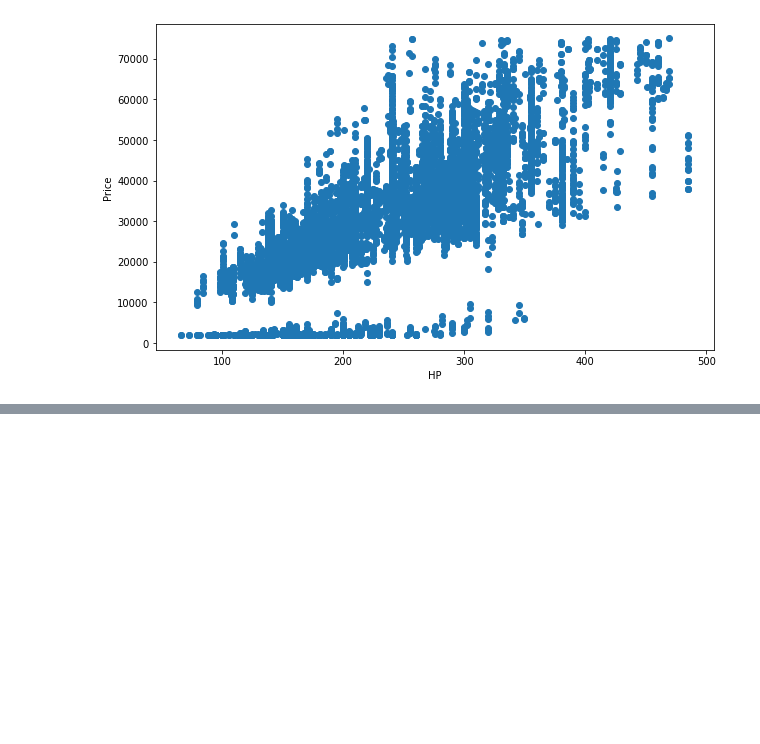
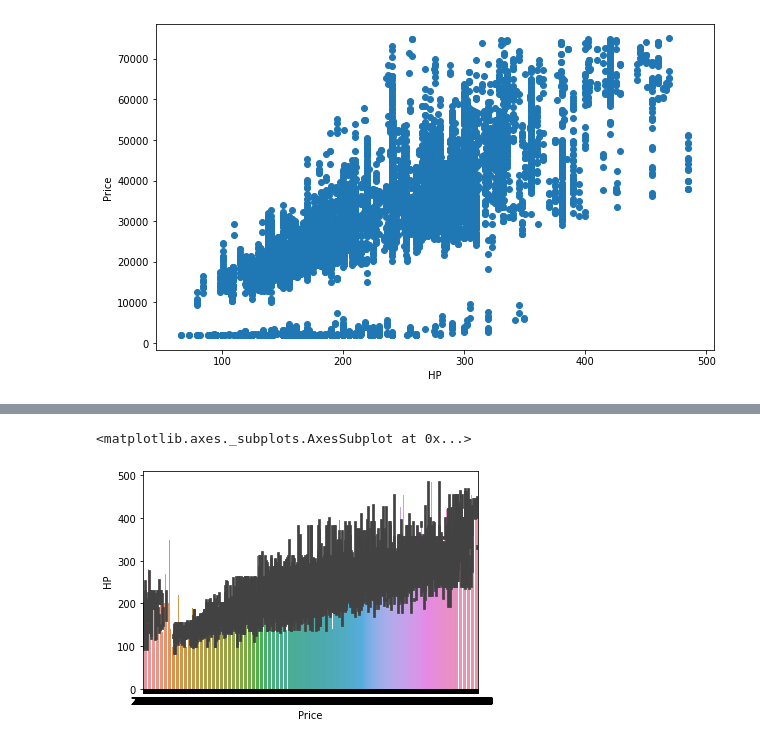
Before and after one commit to ElvinAlex26/MLI, a Jupyter notebook: projectml.ipynb, the cells around one changed output, grey strips where cells are left out. Cells and saved outputs as stored; diff of their text form; code cells hidden in the pictures; blank space fills up the shorter version.

```diff
--- a/projectml.ipynb
+++ b/projectml.ipynb
@@ -419,0 +449,5 @@ plt.show()
+# %%
+sns.barplot(car_data['Price'],car_data['HP'])
+# %% [output]
+<matplotlib.axes._subplots.AxesSubplot at 0x...>
+[figure, added]
```
Also changed, not shown: parts of 13 cells of this notebook.
